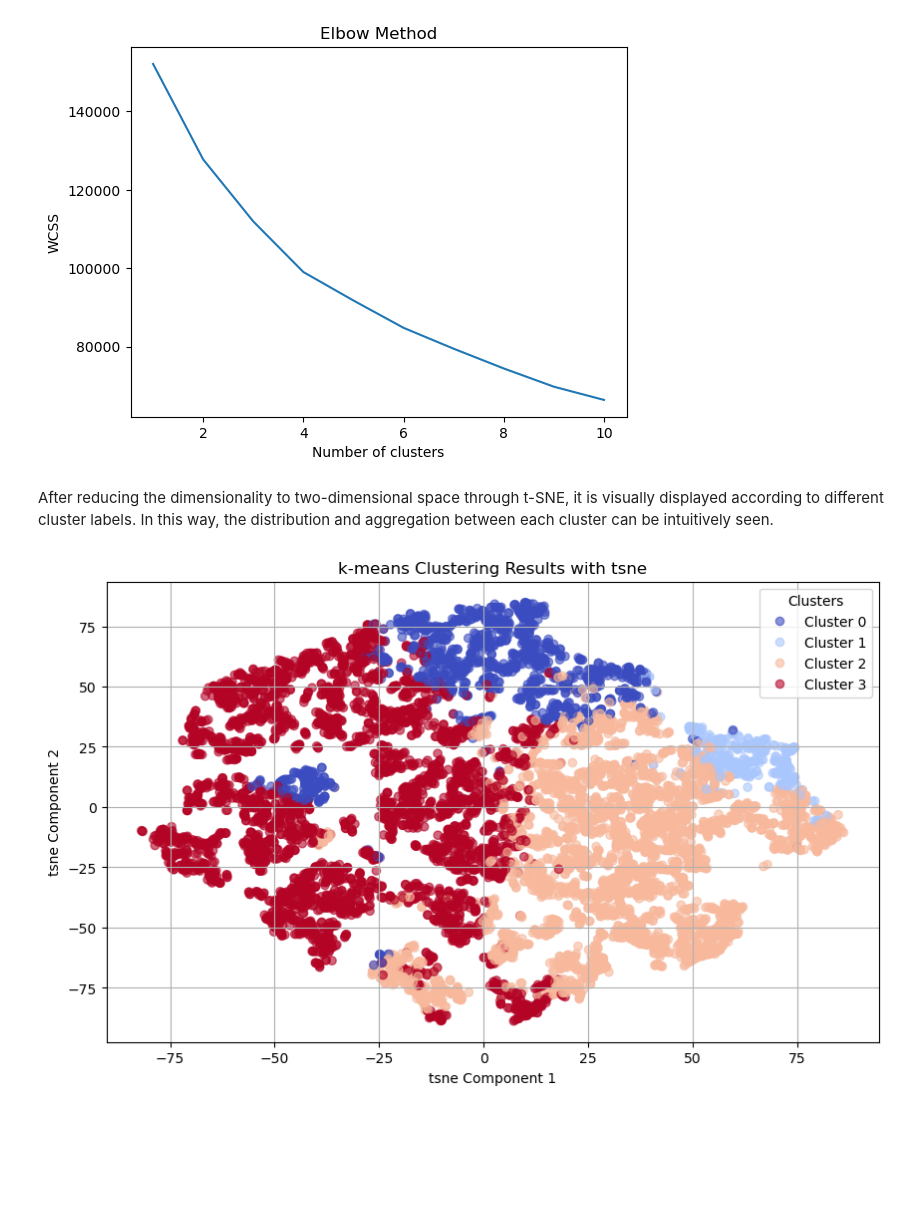
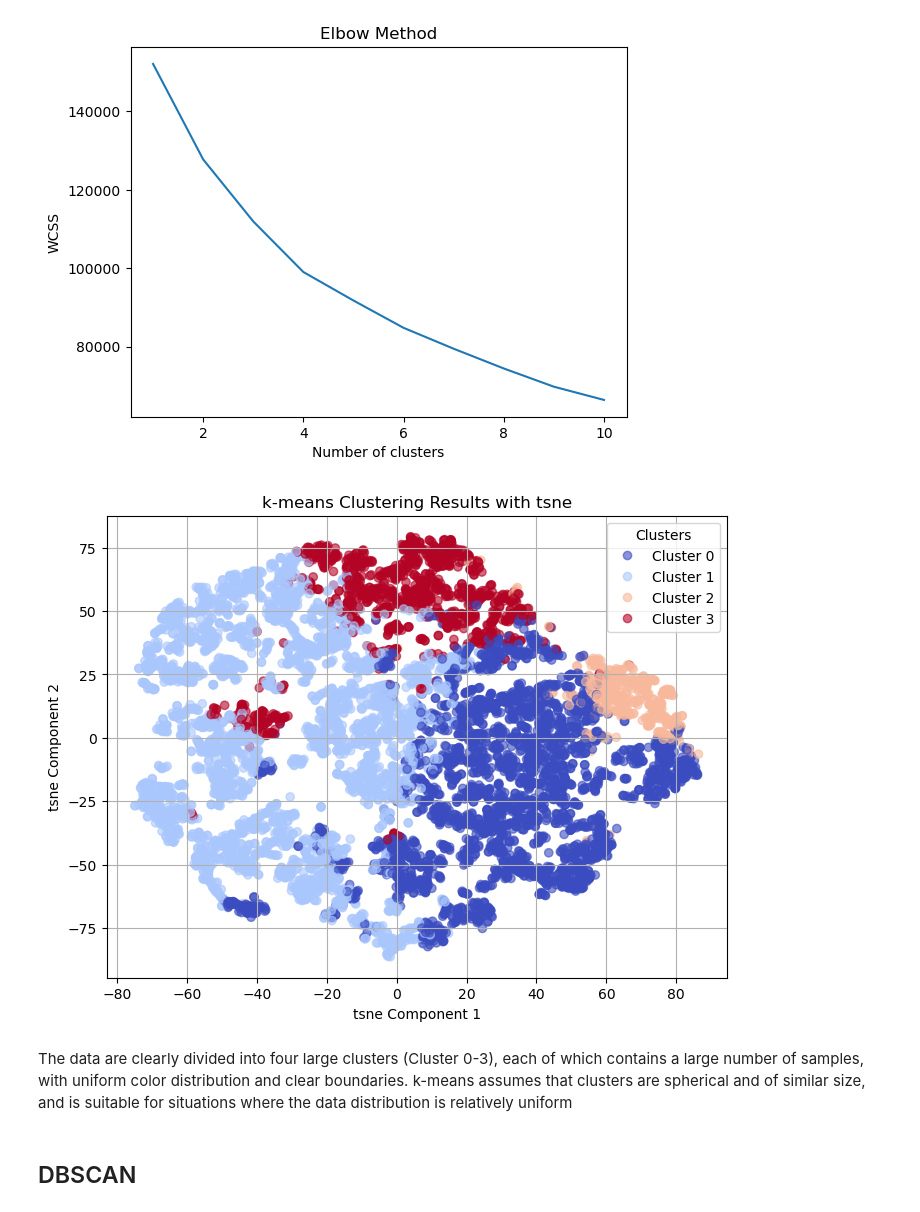
Before and after one commit to zpeople/cs5632_final, a Jupyter notebook: final.ipynb, the cells around one changed output. Drawn from its saved outputs; the diff is of its cells as text; code cells hidden in the pictures; blank space fills up the shorter version.

```diff
--- a/final.ipynb
+++ b/final.ipynb
@@ -326,6 +332,5 @@ plt.show()
 [figure]
 # %%
 
-
-pca = PCA(n_components=8)
+pca = PCA(n_components=10)
 pca_result = pca.fit_transform(df_standardized)
@@ -332 +363,14 @@ pca_result = pca.fit_transform(df_standardized)
+# %%
+def view_clustering_result(modelname,lables):
+    plt.figure(figsize=(8, 6))
+    scatter = plt.scatter(tsne_results[:, 0], tsne_results[:, 1], c=lables , cmap='coolwarm', alpha=0.6)
+    plt.xlabel('tsne Component 1')
+    plt.ylabel('tsne Component 2')
+    plt.title(f'{modelname} Clustering Results with tsne')
+    unique_labels = set(lables)
+    legend_labels = [f"Cluster {label}" if label != -1 else "Outliers" for label in unique_labels]
+    handles, _ = scatter.legend_elements()
+    plt.legend(handles, legend_labels, title="Clusters")
+    plt.grid()
+    plt.show()
 # %% [markdown]
@@ -347,5 +392,3 @@ plt.show()
 [figure]
 # %%
 optimal_k =4
-# %% [markdown]
-After reducing the dimensionality to two-dimensional space through t-SNE, it is visually displayed according to different cluster labels. In this way, the distribution and aggregation between each cluster can be intuitively seen.
@@ -355,21 +395,12 @@ tsne_results = tsne.fit_transform(pca_result)
-# %%
-def view_clustering_result(modelname,lables):
-    plt.figure(figsize=(10, 6))
-    scatter = plt.scatter(tsne_results[:, 0], tsne_results[:, 1], c=lables , cmap='coolwarm', alpha=0.6)
-    plt.xlabel('tsne Component 1')
-    plt.ylabel('tsne Component 2')
-    plt.title(f'{modelname} Clustering Results with tsne')
-    unique_labels = set(lables)
-    legend_labels = [f"Cluster {label}" if label != -1 else "Outliers" for label in unique_labels]
-    handles, _ = scatter.legend_elements()
-    plt.legend(handles, legend_labels, title="Clusters")
-    plt.grid()
-    plt.show()
 # %%
-kmeans = KMeans(n_clusters=optimal_k, random_state=42)
+kmeans = KMeans(n_clusters=optimal_k, n_init=10,random_state=42)
 kmeans_lables= kmeans.fit_predict(pca_result)
 view_clustering_result('k-means',kmeans_lables)
 # %% [output]
-[figure, old version]
+[figure, new version]
+# %% [markdown]
+The data are clearly divided into four large clusters (Cluster 0-3), each of which contains a large number of samples, with uniform color distribution and clear boundaries. k-means assumes that clusters are spherical and of similar size, and is suitable for situations where the data distribution is relatively uniform
+# %% [markdown]
+## DBSCAN
 # %%
 EPS = 0.1
```
Also changed, not shown: parts of 54 cells of this notebook.
